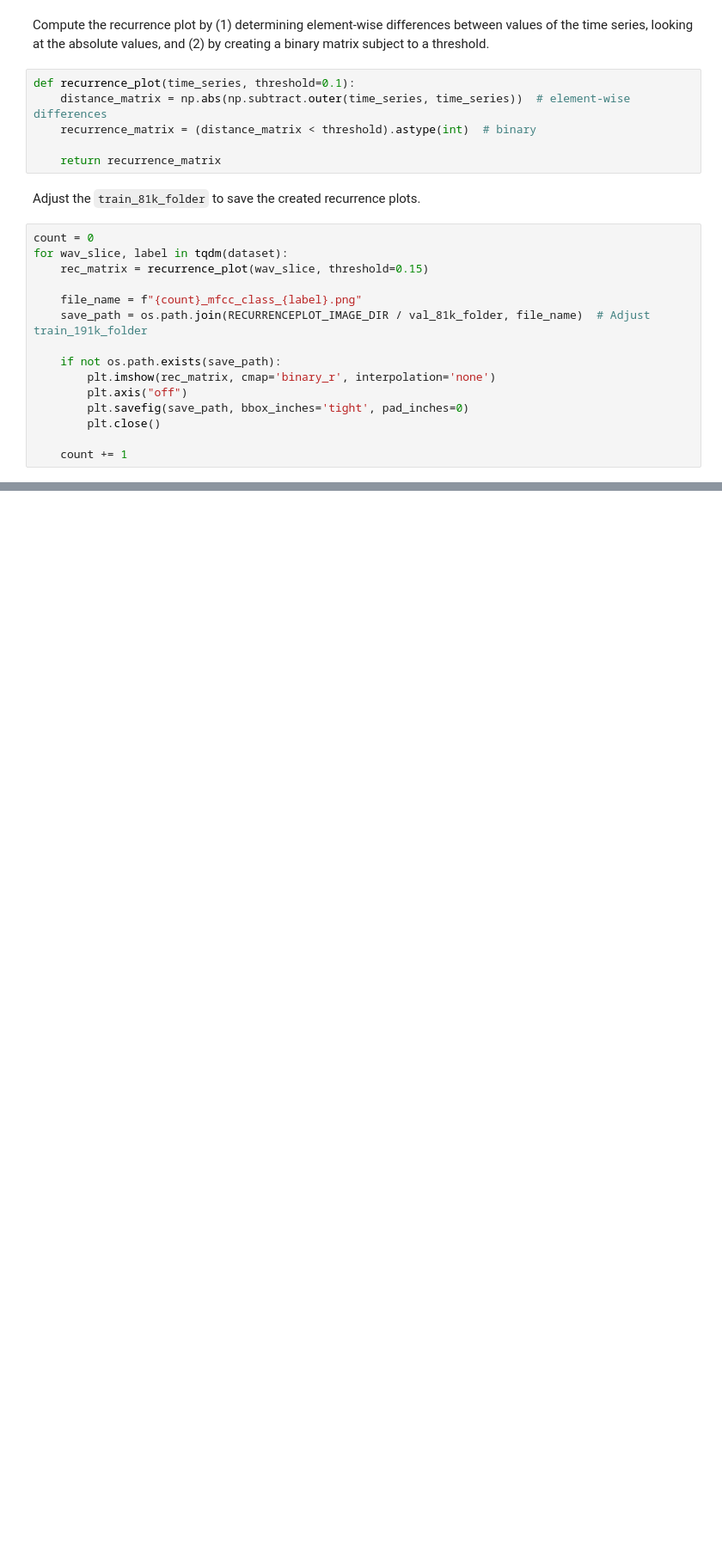
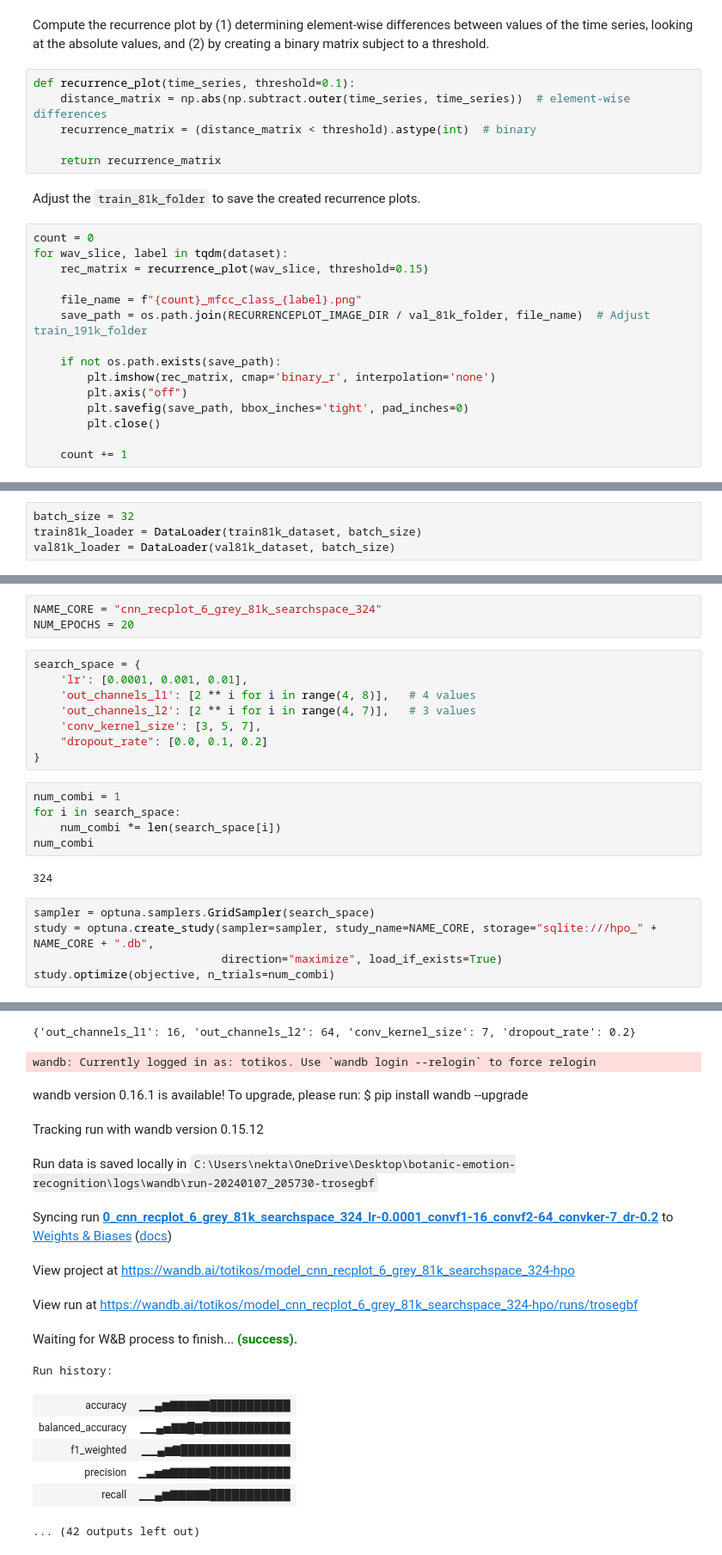
Before and after one commit to ntotikos/botanic-emotion-recognition, a Jupyter notebook: notebooks/src_03_cnn_classifier_recurrence_plot.ipynb, the cells around one changed output, grey strips where cells are left out. Shown at 86% size. Saved outputs shown, nothing was run; the diff lists cells and outputs as text; blank space fills up the shorter version.

```diff
--- a/notebooks/src_03_cnn_classifier_recurrence_plot.ipynb
+++ b/notebooks/src_03_cnn_classifier_recurrence_plot.ipynb
@@ -120,0 +196,4 @@ for wav_slice, label in tqdm(dataset):
+# %%
+batch_size = 32
+train81k_loader = DataLoader(train81k_dataset, batch_size)
+val81k_loader = DataLoader(val81k_dataset, batch_size)
@@ -120,0 +340,24 @@ for wav_slice, label in tqdm(dataset):
+# %%
+NAME_CORE = "cnn_recplot_6_grey_81k_searchspace_324"
+NUM_EPOCHS = 20
+# %%
+search_space = {
+    'lr': [0.0001, 0.001, 0.01],
+    'out_channels_l1': [2 ** i for i in range(4, 8)],   # 4 values
+    'out_channels_l2': [2 ** i for i in range(4, 7)],   # 3 values
+    'conv_kernel_size': [3, 5, 7],
+    "dropout_rate": [0.0, 0.1, 0.2]
+}
+# %%
+num_combi = 1
+for i in search_space:
+    num_combi *= len(search_space[i])
+num_combi
+# %% [output]
+324
+# %%
+sampler = optuna.samplers.GridSampler(search_space)
+study = optuna.create_study(sampler=sampler, study_name=NAME_CORE, storage="sqlite:///hpo_" + NAME_CORE + ".db",
+                            direction="maximize", load_if_exists=True)
+study.optimize(objective, n_trials=num_combi)
+# %% [output]
@@ -120,0 +365,16 @@ for wav_slice, label in tqdm(dataset):
+{'out_channels_l1': 16, 'out_channels_l2': 64, 'conv_kernel_size': 7, 'dropout_rate': 0.2}
+wandb: Currently logged in as: totikos. Use `wandb login --relogin` to force relogin
+wandb version 0.16.1 is available! To upgrade, please run: $ pip install wandb --upgrade
+Tracking run with wandb version 0.15.12
+Run data is saved locally in C:\Users\nekta\OneDrive\Desktop\botanic-emotion-recognition\logs\wandb\run-20240107_205730-trosegbf
+Syncing run 0_cnn_recplot_6_grey_81k_searchspace_324_lr-0.0001_convf1-16_convf2-64_convker-7_dr-0.2 to Weights & Biases (docs)
+View project at https://wandb.ai/totikos/model_cnn_recplot_6_grey_81k_searchspace_324-hpo
+View run at https://wandb.ai/totikos/model_cnn_recplot_6_grey_81k_searchspace_324-hpo/runs/trosegbf
+Waiting for W&B process to finish... (success).
+Run history:
+| accuracy | ▁▁▄▆▇▇▇▇▇███████████ |
+| balanced_accuracy | ▁▁▄▅▇▇█▇████████████ |
+| f1_weighted | ▁▁▄▆▇███████████████ |
+| precision | ▁▃▅▆▇▇▇▇▇███████████ |
+| recall | ▁▁▄▆▇▇▇▇▇███████████ |
+... (42 outputs left out)
```
Also changed, not shown: parts of 28 cells of this notebook.
